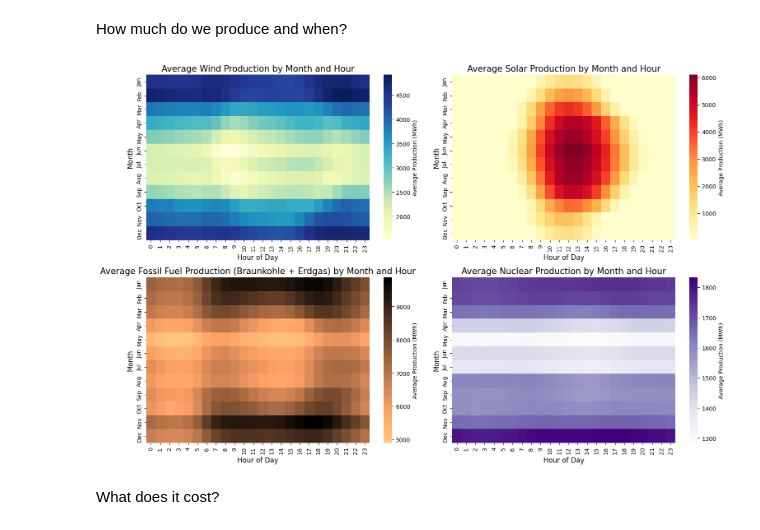
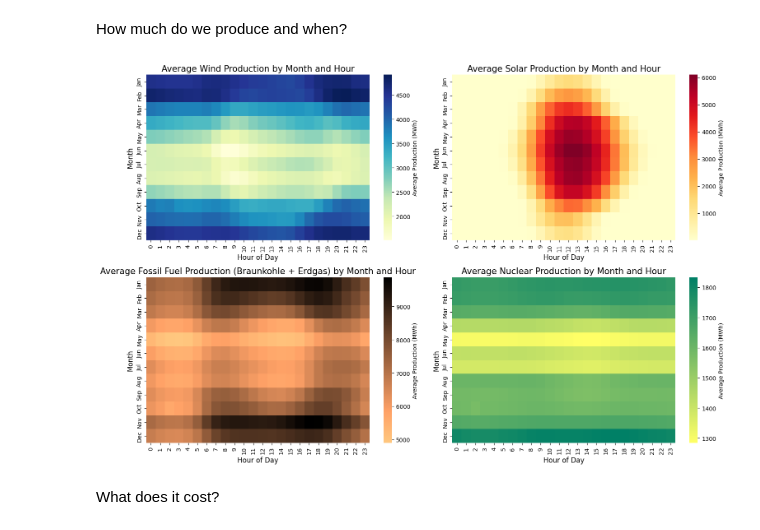
Before and after one commit to Timson1235/clouddocker, a Jupyter notebook: dataviz/capstone_project/main.ipynb, the cells around one changed output. Drawn from its saved outputs; the diff is of its cells as text; code cells hidden in the pictures.

```diff
--- a/dataviz/capstone_project/main.ipynb
+++ b/dataviz/capstone_project/main.ipynb
@@ -108,6 +151,32 @@ plt.show()
 # %% [output]
 [figure]
 # %%
+# Create a copy of the dataframe with datetime index
+df = combined_df.copy()
+df.set_index('Datum von', inplace=True)
+
+# Define columns of interest
+columns_of_interest = [
+    'Wind Onshore [MWh] Originalauflösungen',
+    'Braunkohle [MWh] Originalauflösungen',
+    'Photovoltaik [MWh] Originalauflösungen',
+    'Erdgas [MWh] Originalauflösungen',
+    'Biomasse [MWh] Originalauflösungen',
+    'Steinkohle [MWh] Originalauflösungen',
+    'Wind Offshore [MWh] Originalauflösungen',
+    'Wasserkraft [MWh] Originalauflösungen',
+    'Kernenergie [MWh] Originalauflösungen'
+]
+
+# Resample the data to yearly frequency, summing up the production for each energy source
+df_yearly = df.resample('Y')[columns_of_interest].sum()
+
+# Calculate the total production for each year
+df_yearly['Total'] = df_yearly.sum(axis=1)
+
+# Calculate the percentage contribution of each energy source to the total production
+df_percentage = df_yearly[columns_of_interest].div(df_yearly['Total'], axis=0) * 100
+
 # Define the desired order of energy sources
 desired_order = [
     'Wind Onshore [MWh] Originalauflösungen',
@@ -274,35 +444,35 @@ def plot_heatmap_subplot(ax, df, value_col, title, cmap):
         yticklabels=['Jan', 'Feb', 'Mar', 'Apr', 'May', 'Jun', 'Jul', 'Aug', 'Sep', 'Oct', 'Nov', 'Dec'],
         ax=ax
     )
     ax.set_title(title, fontsize=15)
     ax.set_xlabel('Hour of Day', fontsize=12)
     ax.set_ylabel('Month', fontsize=12)
 
 # Create subplots (2x2 grid)
 fig, ((ax1, ax2), (ax3, ax4)) = plt.subplots(2, 2, figsize=(15, 10))
 
 # Calculate total wind and fossil production
 combined_df['Total Wind [MWh]'] = (combined_df['Wind Offshore [MWh] Originalauflösungen'] +
                                   combined_df['Wind Onshore [MWh] Originalauflösungen'])
 combined_df['Total Fossil [MWh]'] = (combined_df['Braunkohle [MWh] Originalauflösungen'] +
                                     combined_df['Erdgas [MWh] Originalauflösungen'] +
                                     combined_df['Steinkohle [MWh] Originalauflösungen'] +
                                     combined_df['Erdgas [MWh] Originalauflösungen'])
 
 # Create and plot heatmaps for Wind, Photovoltaik, Fossil, and Nuclear
 plot_heatmap_subplot(ax1, combined_df, 'Total Wind [MWh]', 'Average Wind Production by Month and Hour', 'YlGnBu')
 plot_heatmap_subplot(ax2, combined_df, 'Photovoltaik [MWh] Originalauflösungen', 'Average Solar Production by Month and Hour', 'YlOrRd')
 plot_heatmap_subplot(ax3, combined_df, 'Total Fossil [MWh]', 'Average Fossil Fuel Production (Braunkohle + Erdgas) by Month and Hour', 'copper_r')
-plot_heatmap_subplot(ax4, combined_df, 'Kernenergie [MWh] Originalauflösungen', 'Average Nuclear Production by Month and Hour', 'Purples')
+plot_heatmap_subplot(ax4, combined_df, 'Kernenergie [MWh] Originalauflösungen', 'Average Nuclear Production by Month and Hour', 'summer_r')
 
 # Adjust layout and display
 plt.tight_layout()
 # Save the figure as an SVG file
 plt.savefig('heatmaps.svg', format='svg')
 
 plt.show()
 # %% [output]
-[figure, old version]
+[figure, new version]
 # %% [markdown]
 What does it cost?
 # %%
```
Also changed, not shown: parts of 4 cells of this notebook, 4 other files.
